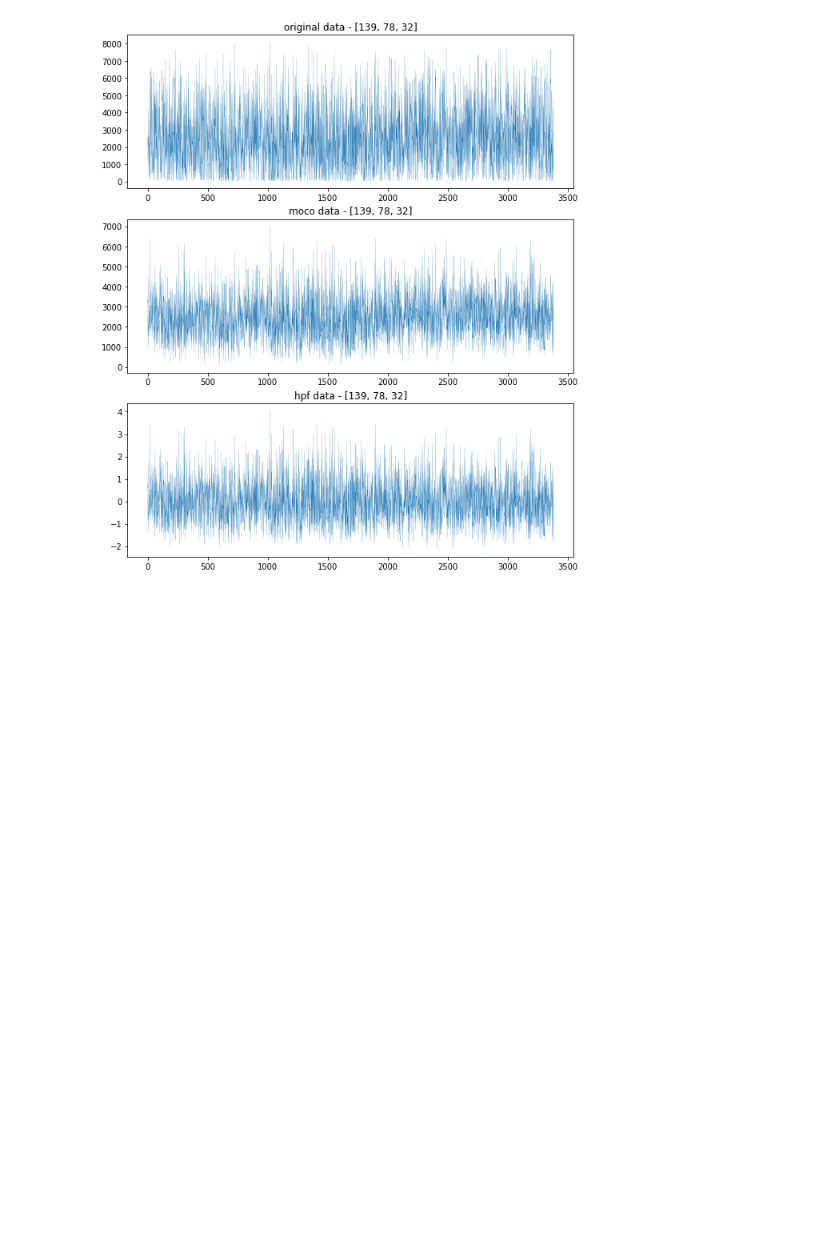
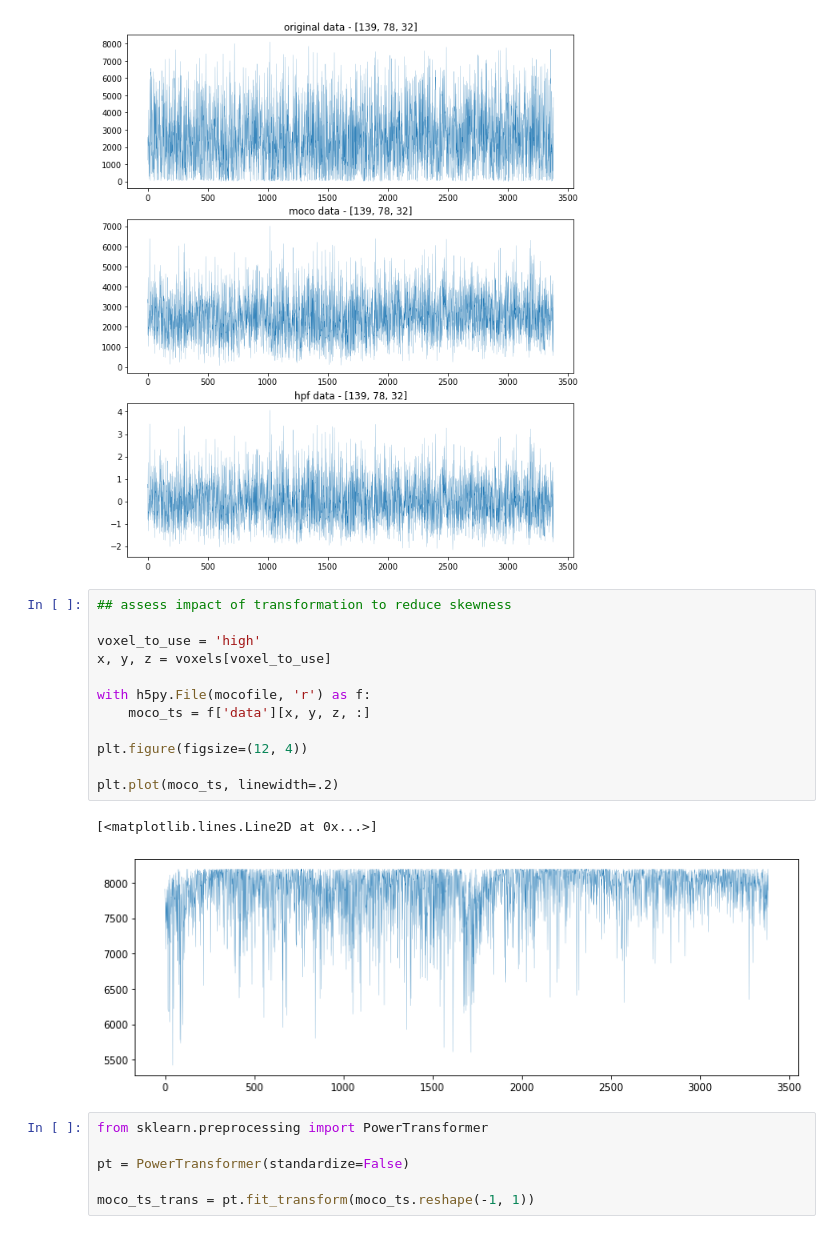
Before and after one commit to ClandininLab/brainsss2, a Jupyter notebook: filtering/FilteringExplorations.ipynb, the cells around one changed output. Drawn from its saved outputs; the diff is of its cells as text; blank space fills up the shorter version.

```diff
--- a/filtering/FilteringExplorations.ipynb
+++ b/filtering/FilteringExplorations.ipynb
@@ -64,3 +64,24 @@ plot_timeseries(voxels['high'])
 plot_timeseries(voxels['low'])
 # %% [output]
 [figure]
+# %%
+## assess impact of transformation to reduce skewness
+
+voxel_to_use = 'high'
+x, y, z = voxels[voxel_to_use]
+
+with h5py.File(mocofile, 'r') as f:
+    moco_ts = f['data'][x, y, z, :]
+
+plt.figure(figsize=(12, 4))
+
+plt.plot(moco_ts, linewidth=.2)
+# %% [output]
+[<matplotlib.lines.Line2D at 0x...>]
+[figure, added]
+# %%
+from sklearn.preprocessing import PowerTransformer
+
+pt = PowerTransformer(standardize=False)
+
+moco_ts_trans = pt.fit_transform(moco_ts.reshape(-1, 1))
```
Also changed, not shown: parts of 4 cells of this notebook.
